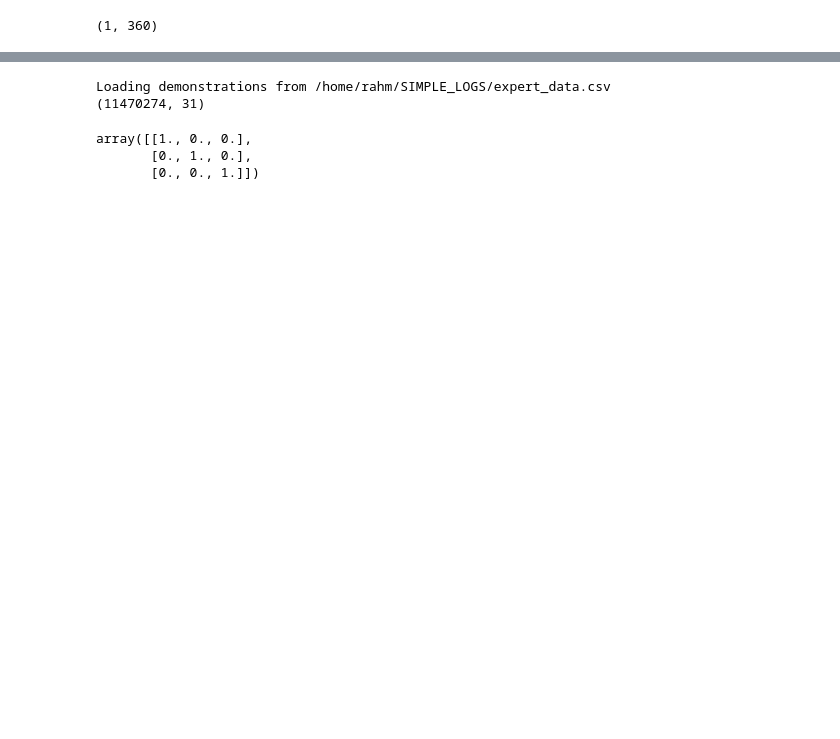
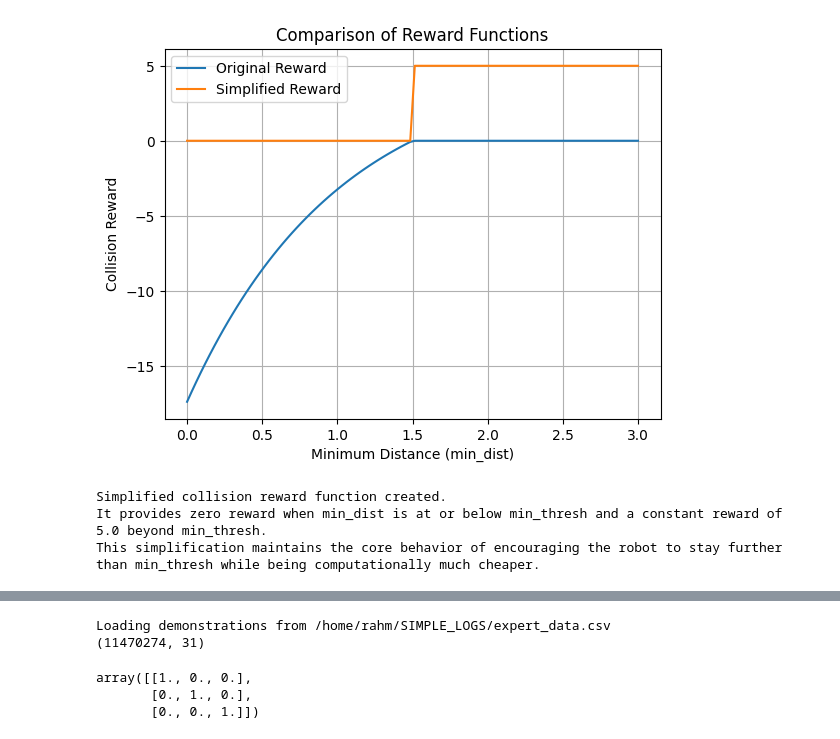
Before and after one commit to Rah-M14/Aerosim-Simulation-Zone, a Jupyter notebook: TEST_FILES/testing_pad.ipynb, the cells around one changed output, grey strips where cells are left out. Cells and saved outputs as stored; diff of their text form; code cells hidden in the pictures; blank space fills up the shorter version.

```diff
--- a/TEST_FILES/testing_pad.ipynb
+++ b/TEST_FILES/testing_pad.ipynb
@@ -1,10 +1,56 @@
 # %%
 %load_ext autoreload
 %autoreload 2
-# %%
-import numpy as np
-
-di = {'a': np.zeros(6), 'b': np.arange(360)[np.newaxis, :], 'c': 3}
-print(di['b'].shape)
-# %% [output]
-(1, 360)
+# %%
+import numpy as np
+
+def simplified_coll_rew(min_dist, min_thresh):
+  """
+  Simplified collision reward function that approximates the original exponential form.
+
+  Args:
+    min_dist: Minimum distance from lidar feed.
+    min_thresh: Threshold distance.
+
+  Returns:
+    Simplified collision reward.
+  """
+  if min_dist <= min_thresh:
+    return 0.0  # Zero reward when too close or at threshold
+  else:
+    return 5.0 # Constant max reward when further than threshold
+
+# Example Usage and comparison (optional, for demonstration)
+min_thresh_example = 1.5 # Example threshold
+
+# Original function
+def original_coll_rew(min_dist, min_thresh):
+  return np.clip(-5*np.exp(-(min_dist-min_thresh)), -np.inf, -5.0) + 5.0
+
+# Test distances
+test_distances = np.linspace(0, 3, 100) # Distances from 0 to 3
+
+original_rewards = [original_coll_rew(dist, min_thresh_example) for dist in test_distances]
+simplified_rewards = [simplified_coll_rew(dist, min_thresh_example) for dist in test_distances]
+
+# --- Optional: To visualize the comparison (requires matplotlib) ---
+import matplotlib.pyplot as plt
+plt.plot(test_distances, original_rewards, label='Original Reward')
+plt.plot(test_distances, simplified_rewards, label='Simplified Reward')
+plt.xlabel('Minimum Distance (min_dist)')
+plt.ylabel('Collision Reward')
+plt.title('Comparison of Reward Functions')
+plt.legend()
+plt.grid(True)
+plt.show()
+# --- End of optional visualization ---
+
+
+print("Simplified collision reward function created.")
+print("It provides zero reward when min_dist is at or below min_thresh and a constant reward of 5.0 beyond min_thresh.")
+print("This simplification maintains the core behavior of encouraging the robot to stay further than min_thresh while being computationally much cheaper.")
+# %% [output]
+[figure, added]
+Simplified collision reward function created.
+It provides zero reward when min_dist is at or below min_thresh and a constant reward of 5.0 beyond min_thresh.
+This simplification maintains the core behavior of encouraging the robot to stay further than min_thresh while being computationally much cheaper.
```
Also changed, not shown: parts of 1 cell of this notebook, 6 other files.
